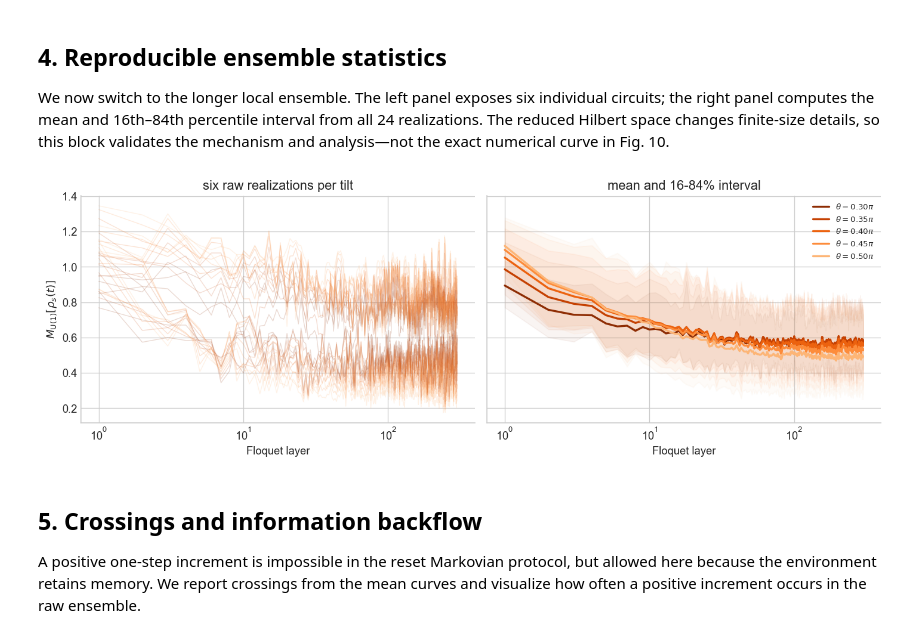
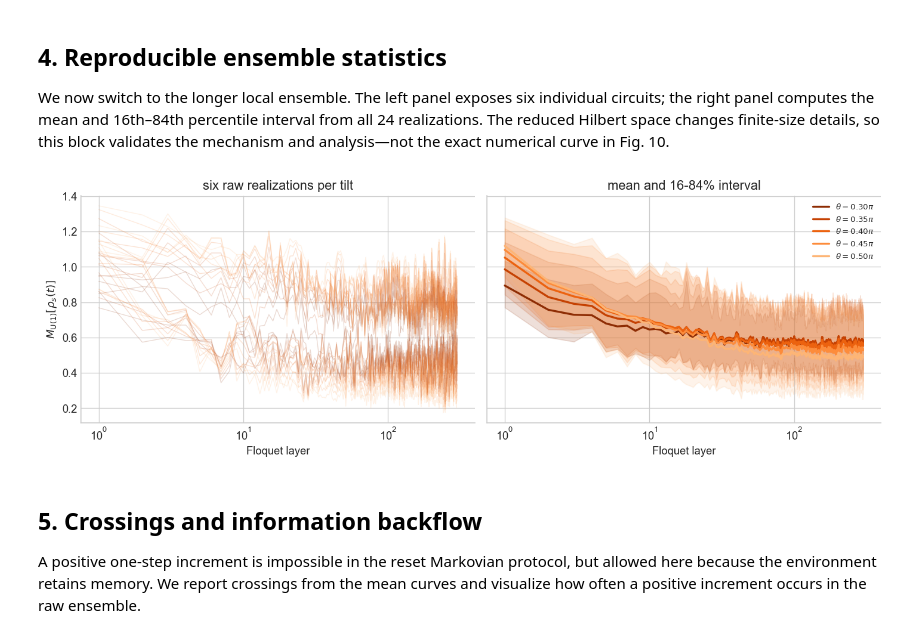
Before and after one commit to alessum/resource_theory_mpemba, a Jupyter notebook: asymm_ex4.1.a.ipynb, the cells around one changed output. Saved outputs shown, nothing was run; the diff lists cells and outputs as text; code cells hidden in the pictures.

```diff
--- a/asymm_ex4.1.a.ipynb
+++ b/asymm_ex4.1.a.ipynb
@@ -246,35 +247,35 @@ for state_index, (label, color) in enumerate(
             color=color,
             alpha=0.18,
             lw=0.8,
         )
     axes[1].plot(
         times[1:],
         mean_curves[state_index, 1:],
         color=color,
         lw=2,
         label=label,
     )
     axes[1].fill_between(
         times[1:],
         lower_curves[state_index, 1:],
         upper_curves[state_index, 1:],
         color=color,
-        alpha=0.05,
+        alpha=0.15,
     )
 
 for ax in axes:
     ax.set_xscale("log")
     ax.set_xlabel("Floquet layer")
 axes[0].set(
     ylabel=r"$M_{\rm U(1)}[\rho_s(t)]$",
     title="six raw realizations per tilt",
 )
 axes[1].set(title="mean and 16-84% interval")
 axes[1].legend(fontsize=8)
 fig.tight_layout()
 plt.show()
 # %% [output]
-[figure, old version]
+[figure, new version]
 # %% [markdown]
 ## 5. Crossings and information backflow
 
```
Also changed, not shown: parts of 1 cell of this notebook, 13 other files.
